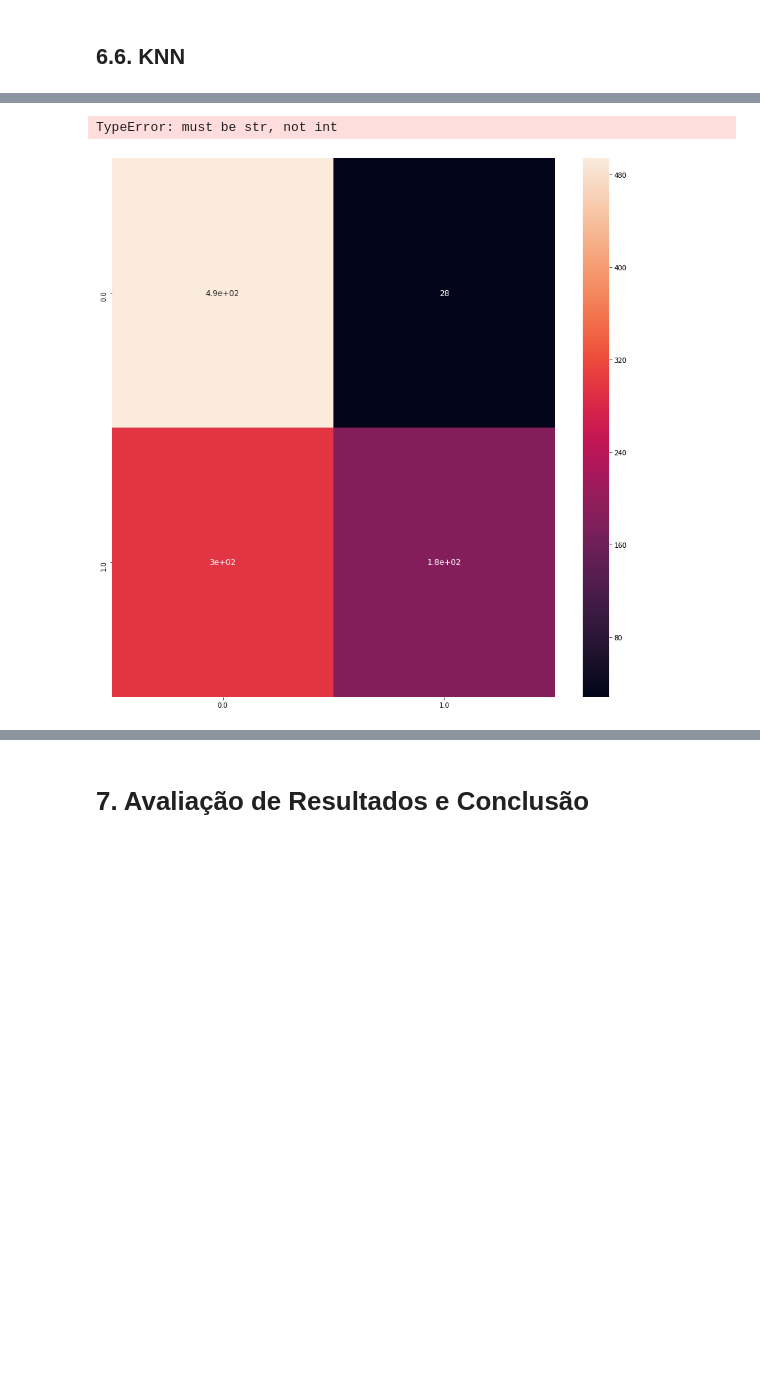
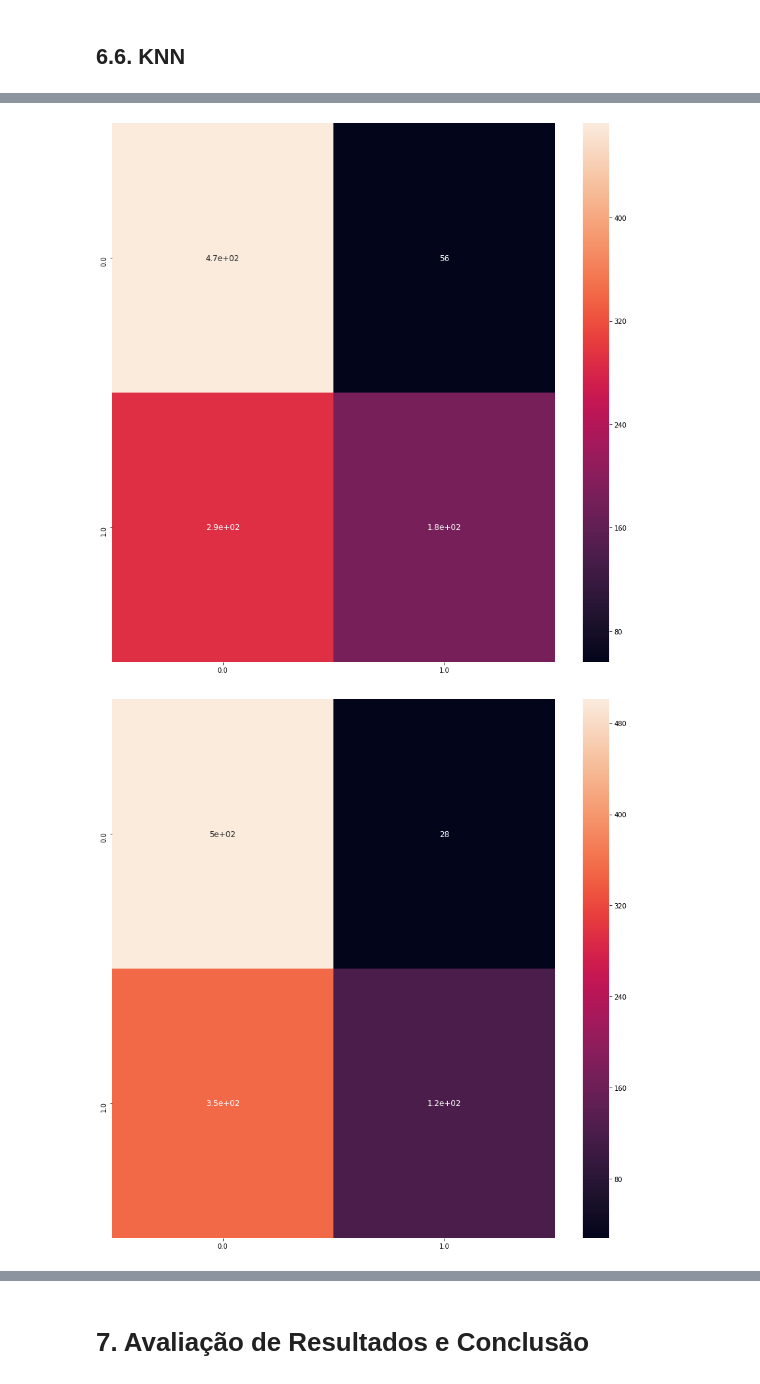
Before and after one commit to EdvarFilho/TrabalhoAprendizagemDeMaquina, a Jupyter notebook: Analisador de Fake News.ipynb, the cells around one changed output, grey strips where cells are left out. Cells and saved outputs as stored; diff of their text form; code cells hidden in the pictures; blank space fills up the shorter version.

```diff
--- a/Analisador de Fake News.ipynb
+++ b/Analisador de Fake News.ipynb
@@ -529,13 +532,13 @@ plt.savefig('RF.png')
 # %% [markdown]
 ## 6.6. KNN
 # %%
-lista_k = [3,5,7,9]
+lista_k = [3,5,7,9,11]
 list_accs = []
 classification = []
 
 for k in lista_k:
     y_pred = predictKNN(x_train, y_train, x_test, k, distance_euclidian)
-    print("[KNN] Score K = %d", k)
+    print("[KNN] Score K = ", k)
     #print(acc(y_test, y_pred))
     list_accs.append(acc(y_test, y_pred))
     print(classification_report(y_test, y_pred))
@@ -546,7 +549,7 @@ for k in lista_k:
 
     plt.figure(figsize=(15,15))
     sb.heatmap(cm_df, annot=True, annot_kws={"size": 12})
-    plt.savefig('KNN' + k + '.png')
+    plt.savefig('KNN' + str(k) + '.png')
 # %% [output]
 [KNN] Treinando modelo...
 [KNN] Testando modelo...
@@ -562,2 +571,2 @@ weighted avg       0.74      0.68      0.65      1003
-TypeError: must be str, not int
-[figure, old version]
+[figure, new version]
+[figure, added]
```
Also changed, not shown: parts of 6 cells of this notebook, 5 other files.
